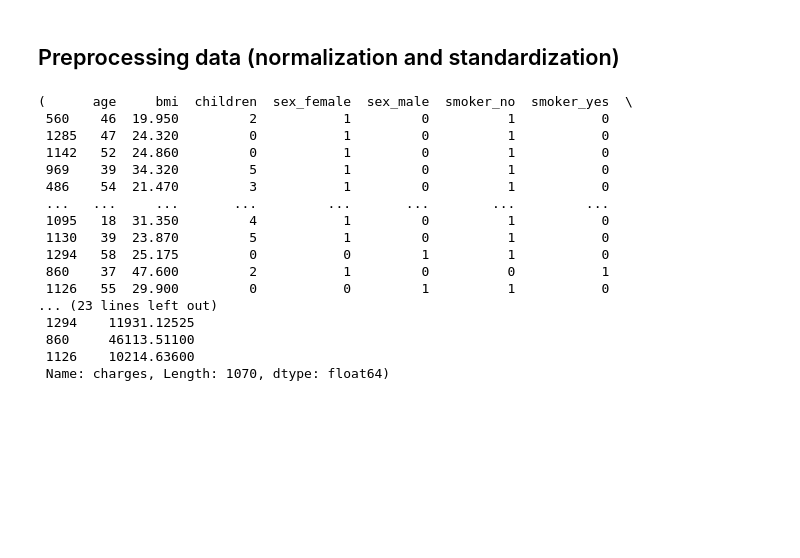
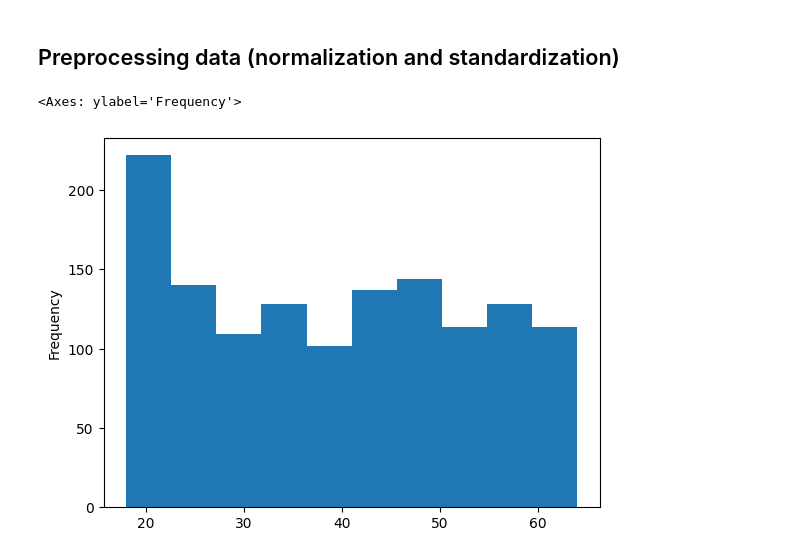
Before and after one commit to devak23/python, a Jupyter notebook: ml2/01_neural_network_regression_using_tensorflow.ipynb, the cells around one changed output. Cells and saved outputs as stored; diff of their text form; code cells hidden in the pictures; blank space fills up the shorter version.

```diff
--- a/ml2/01_neural_network_regression_using_tensorflow.ipynb
+++ b/ml2/01_neural_network_regression_using_tensorflow.ipynb
@@ -1128,23 +1126,9 @@ It depends. Really... It depends on the problem you're working on. However, many
 🏋 **Exercise:** Read about the early stopping callaback and try to implement in the new_model function that you just created.
 # %% [markdown]
 ## Preprocessing data (normalization and standardization)
-# %%
-X_train, y_train
-# %% [output]
-(      age     bmi  children  sex_female  sex_male  smoker_no  smoker_yes  \
- 560    46  19.950         2           1         0          1           0
- 1285   47  24.320         0           1         0          1           0
- 1142   52  24.860         0           1         0          1           0
- 969    39  34.320         5           1         0          1           0
- 486    54  21.470         3           1         0          1           0
- ...   ...     ...       ...         ...       ...        ...         ...
- 1095   18  31.350         4           1         0          1           0
- 1130   39  23.870         5           1         0          1           0
- 1294   58  25.175         0           0         1          1           0
- 860    37  47.600         2           1         0          0           1
- 1126   55  29.900         0           0         1          1           0
-... (23 lines left out)
- 1294    11931.12525
- 860     46113.51100
- 1126    10214.63600
- Name: charges, Length: 1070, dtype: float64)
+# %%
+# Lets see how the data looks for different parameters
+X['age'].plot(kind="hist")
+# %% [output]
+<Axes: ylabel='Frequency'>
+[figure, added]
```
Also changed, not shown: parts of 47 cells of this notebook.
